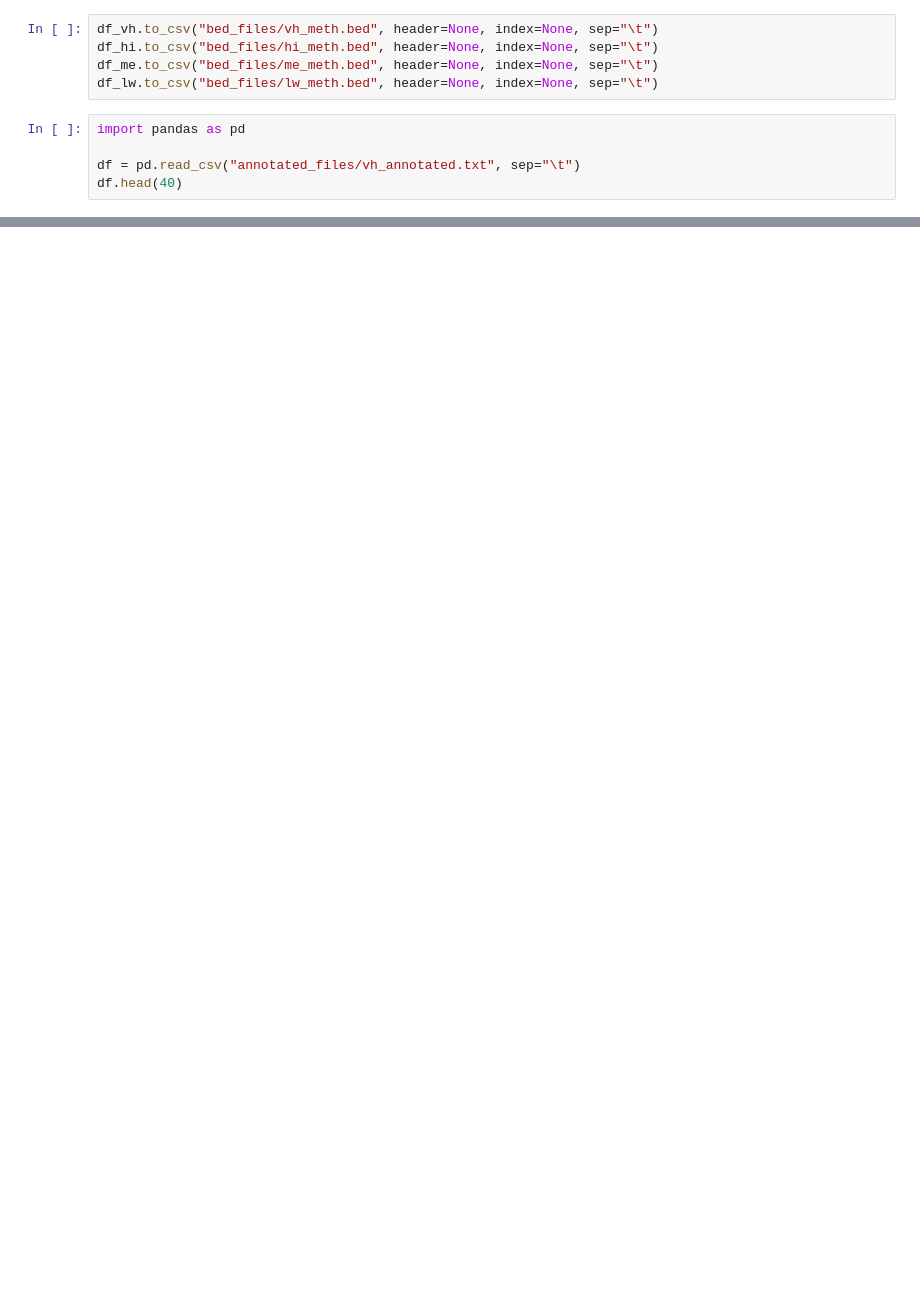
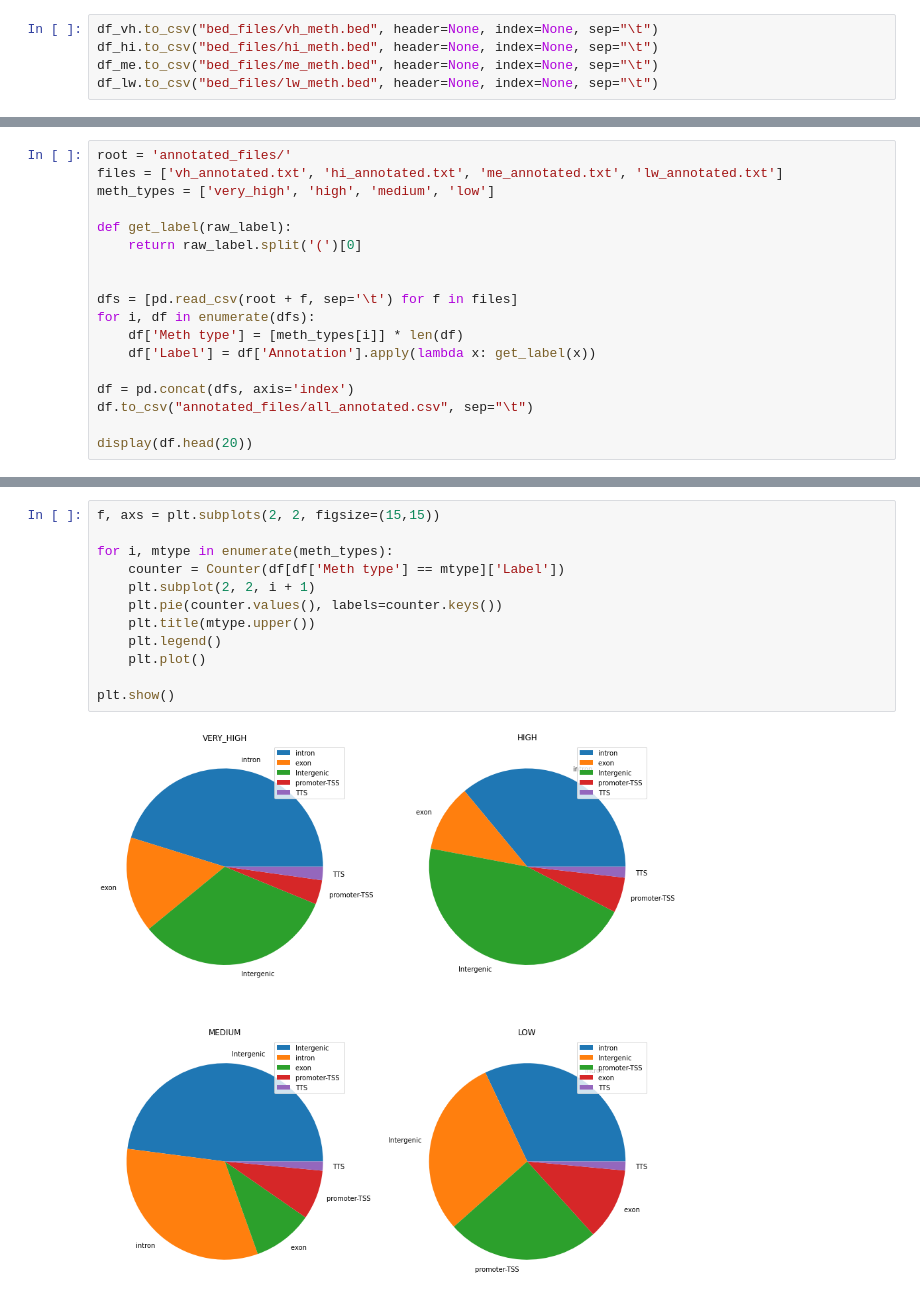
Before and after one commit to Manulink4/bioinfo_meth, a Jupyter notebook: meth.ipynb, the cells around one changed output, grey strips where cells are left out. Cells and saved outputs as stored; diff of their text form; blank space fills up the shorter version.

Commit message:
Pie charts and merged annotation dataset

```diff
--- a/meth.ipynb
+++ b/meth.ipynb
@@ -39,8 +33,3 @@ df_vh.to_csv("bed_files/vh_meth.bed", header=None, index=None, sep="\t")
 df_hi.to_csv("bed_files/hi_meth.bed", header=None, index=None, sep="\t")
 df_me.to_csv("bed_files/me_meth.bed", header=None, index=None, sep="\t")
 df_lw.to_csv("bed_files/lw_meth.bed", header=None, index=None, sep="\t")
-# %%
-import pandas as pd
-
-df = pd.read_csv("annotated_files/vh_annotated.txt", sep="\t")
-df.head(40)
@@ -64,0 +36,18 @@ df.head(40)
+# %%
+root = 'annotated_files/'
+files = ['vh_annotated.txt', 'hi_annotated.txt', 'me_annotated.txt', 'lw_annotated.txt']
+meth_types = ['very_high', 'high', 'medium', 'low']
+
+def get_label(raw_label):
+    return raw_label.split('(')[0]
+
+
+dfs = [pd.read_csv(root + f, sep='\t') for f in files]
+for i, df in enumerate(dfs):
+    df['Meth type'] = [meth_types[i]] * len(df)
+    df['Label'] = df['Annotation'].apply(lambda x: get_label(x))
+
+df = pd.concat(dfs, axis='index')
+df.to_csv("annotated_files/all_annotated.csv", sep="\t")
+
+display(df.head(20))
@@ -64,0 +73,14 @@ df.head(40)
+# %%
+f, axs = plt.subplots(2, 2, figsize=(15,15))
+
+for i, mtype in enumerate(meth_types):
+    counter = Counter(df[df['Meth type'] == mtype]['Label'])
+    plt.subplot(2, 2, i + 1)
+    plt.pie(counter.values(), labels=counter.keys())
+    plt.title(mtype.upper())
+    plt.legend()
+    plt.plot()
+
+plt.show()
+# %% [output]
+[figure, added]
```
Also changed, not shown: parts of 6 cells of this notebook, 2 other files.
